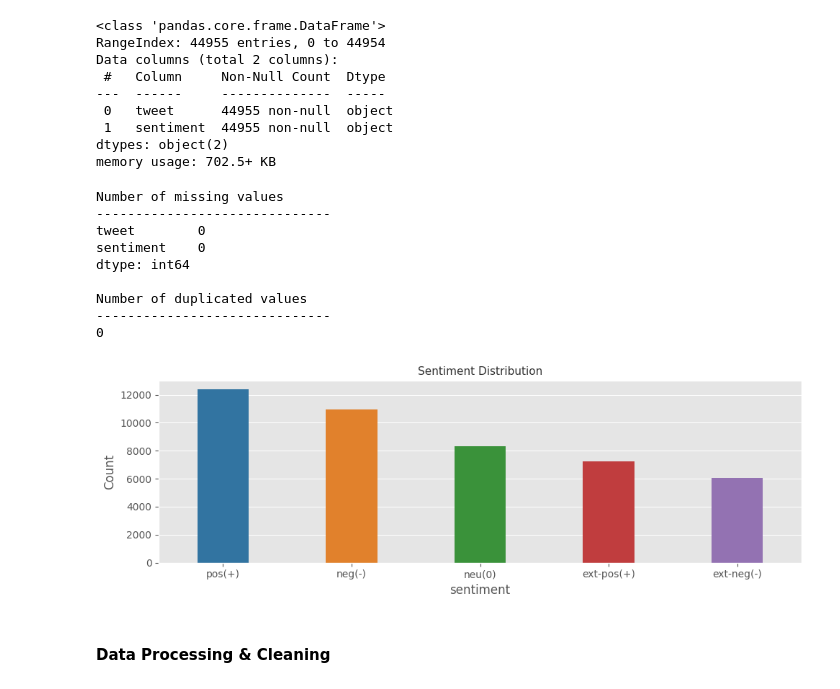
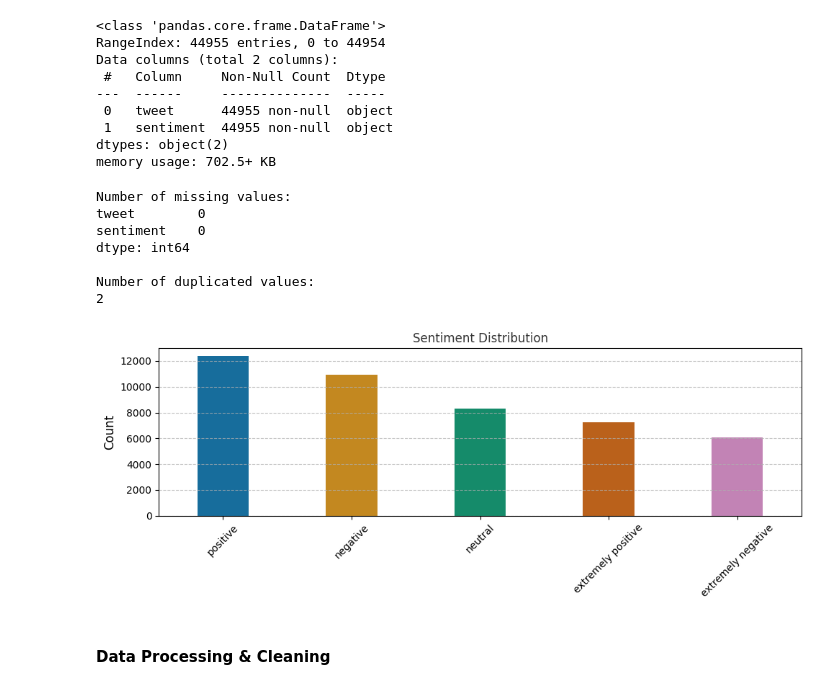
Before and after one commit to NLP-Work001/SentXAI-Covid19, a Jupyter notebook: notebook_v001.ipynb, the cells around one changed output. Cells and saved outputs as stored; diff of their text form; code cells hidden in the pictures.

```diff
--- a/notebook_v001.ipynb
+++ b/notebook_v001.ipynb
@@ -97,0 +40,15 @@ dataframe["sentiment"] = df["sentiment"].map(map_labels)
+# %%
+# Download and load the dataset
+URL = kagglehub.dataset_download("datatattle/covid-19-nlp-text-classification")
+df = download_dataset(URL)
+
+# Preprocess the data
+df = df.rename(columns=str.lower)
+df = df[["originaltweet", "sentiment"]]
+df = df.rename(columns={"originaltweet": "tweet"})
+df = df.astype(str)
+for c in df.columns:
+    df[c] = df[c].str.lower()
+df = df.sample(frac=1, random_state=43).reset_index(drop=True)
+
+df.head()
@@ -117,20 +82,16 @@ dtypes: object(2)
 memory usage: 702.5+ KB
 # %%
 # Missing and Duplicates
-print("\nNumber of missing values")
-print("-" * 30)
-print(dataframe.isna().sum())
+print("\nNumber of missing values:")
+print(df.isna().sum())
 
-print("\nNumber of duplicated values")
-print("-" * 30)
-print(dataframe.duplicated().sum())
+print("\nNumber of duplicated values:")
+print(df.duplicated().sum())
 # %% [output]
-Number of missing values
-------------------------------
+Number of missing values:
 tweet        0
 sentiment    0
 dtype: int64
 
-Number of duplicated values
-------------------------------
-0
+Number of duplicated values:
+2
@@ -139,15 +98,28 @@ sentiment_df = dataframe["sentiment"].value_counts().reset_index(name="size")
 # %%
-# Sentiment Plot Distribution
-_, ax = plt.subplots(1, 1, figsize=(10, 3.5))
+import matplotlib.pyplot as plt
+import seaborn as sns
+
+# Sentiment Count
+sentiment_df = df["sentiment"].value_counts().reset_index(name="size")
+
+_, ax = plt.subplots(figsize=(10, 4))
 plt.style.use("ggplot")
 
-sns.barplot(sentiment_df, x="sentiment", y="size", hue="sentiment", palette="tab10", gap=0.5, ax=ax)
-ax.set_title("Sentiment Distribution", fontsize=11, alpha=0.8)
-ax.set_ylabel("Count")
+sns.barplot(
+    sentiment_df, x="sentiment", y="size", hue="sentiment", palette="colorblind", gap=0.5, ax=ax
+)
+
+# Axis Labels and Title
+ax.set_title("Sentiment Distribution", fontsize=12, alpha=0.8)
+ax.set_ylabel("Count", fontsize=12)
+ax.set_xlabel("")
+plt.xticks(rotation=45)
+
+ax.grid(axis="y", linestyle="--", alpha=0.7)
 
 plt.tight_layout()
 plt.show()
 # %% [output]
-[figure, old version]
+[figure, new version]
 # %% [markdown]
 #### **Data Processing & Cleaning**
```
Also changed, not shown: parts of 24 cells of this notebook, 1 other file.
